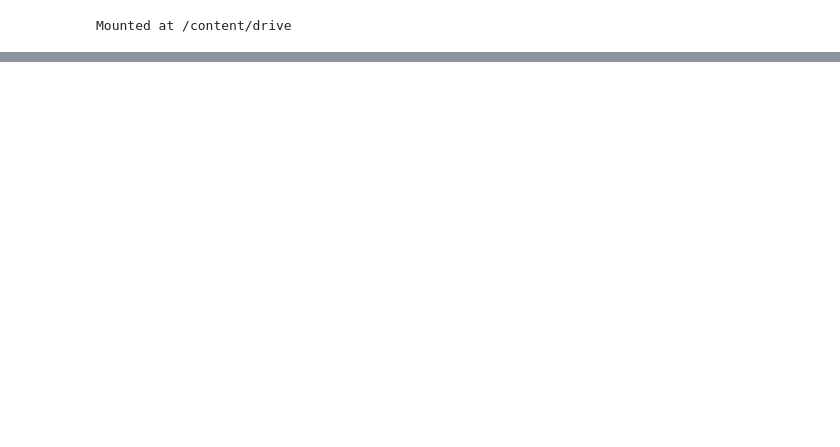
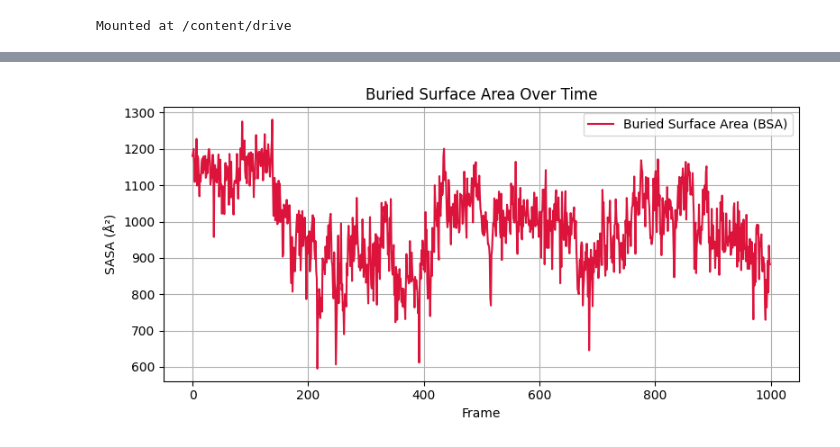
Before and after one commit to Ash100/MDS, a Jupyter notebook: SSA.ipynb, the cells around one changed output, grey strips where cells are left out. Cells and saved outputs as stored; diff of their text form; code cells hidden in the pictures; blank space fills up the shorter version.

```diff
--- a/SSA.ipynb
+++ b/SSA.ipynb
@@ -95,0 +143,3 @@ plt.show()
+# %%
+min_len = min(len(sasa_protein), len(sasa_ligand), len(sasa_complex))
+bsa = sasa_protein[:min_len] + sasa_ligand[:min_len] - sasa_complex[:min_len]
@@ -95,0 +159,15 @@ plt.show()
+# %%
+bsa = sasa_protein[:min_len] + sasa_ligand[:min_len] - sasa_complex[:min_len]
+
+plt.figure(figsize=(8, 4))
+plt.plot(np.arange(len(bsa)), bsa, color='crimson', label='Buried Surface Area (BSA)')
+plt.xlabel("Frame")
+plt.ylabel("SASA (Å²)")
+plt.title("Buried Surface Area Over Time")
+plt.grid(True)
+plt.legend()
+plt.tight_layout()
+plt.savefig("/content/3aup_bsa_plot_600dpi.png", dpi=600)
+plt.show()
+# %% [output]
+[figure, added]
```
Also changed, not shown: parts of 18 cells of this notebook.
